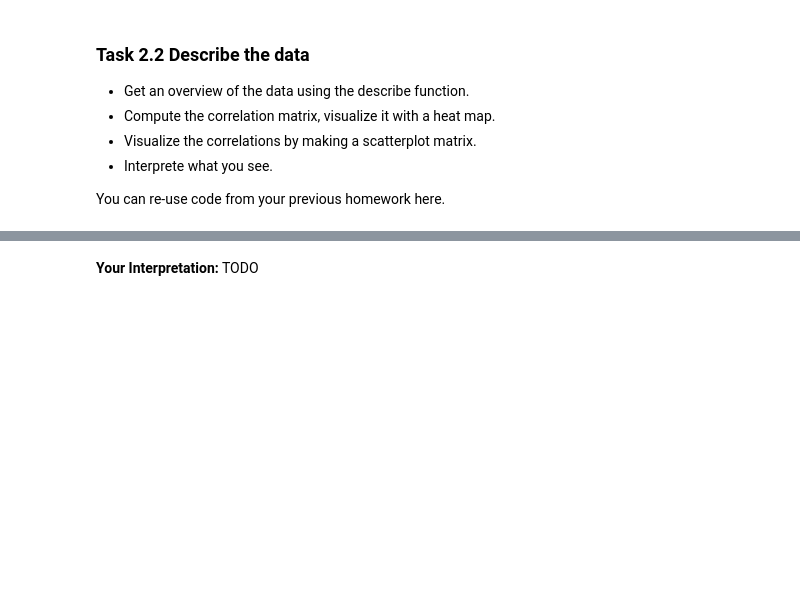
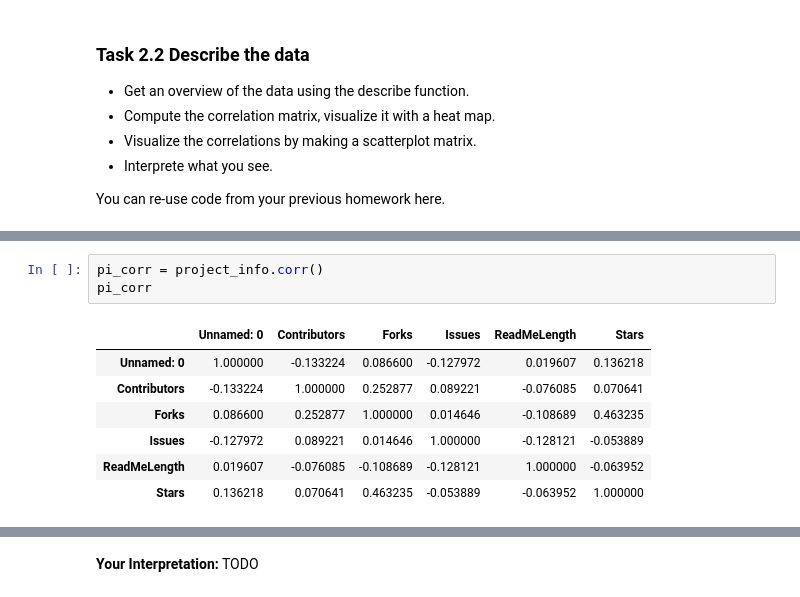
Before and after one commit to brookeslawski/datascience-homeworks-local, a Jupyter notebook: HW6/2018-HW6.ipynb, the cells around one changed output, grey strips where cells are left out. Saved outputs shown, nothing was run; the diff lists cells and outputs as text; blank space fills up the shorter version.

```diff
--- a/HW6/2018-HW6.ipynb
+++ b/HW6/2018-HW6.ipynb
@@ -317,0 +329,11 @@ You can re-use code from your previous homework here.
+# %%
+pi_corr = project_info.corr()
+pi_corr
+# %% [output]
+|  | Unnamed: 0 | Contributors | Forks | Issues | ReadMeLength | Stars |
+| Unnamed: 0 | 1.000000 | -0.133224 | 0.086600 | -0.127972 | 0.019607 | 0.136218 |
+| Contributors | -0.133224 | 1.000000 | 0.252877 | 0.089221 | -0.076085 | 0.070641 |
+| Forks | 0.086600 | 0.252877 | 1.000000 | 0.014646 | -0.108689 | 0.463235 |
+| Issues | -0.127972 | 0.089221 | 0.014646 | 1.000000 | -0.128121 | -0.053889 |
+| ReadMeLength | 0.019607 | -0.076085 | -0.108689 | -0.128121 | 1.000000 | -0.063952 |
+| Stars | 0.136218 | 0.070641 | 0.463235 | -0.053889 | -0.063952 | 1.000000 |
```
Also changed, not shown: parts of 7 cells of this notebook, 1 other file.
